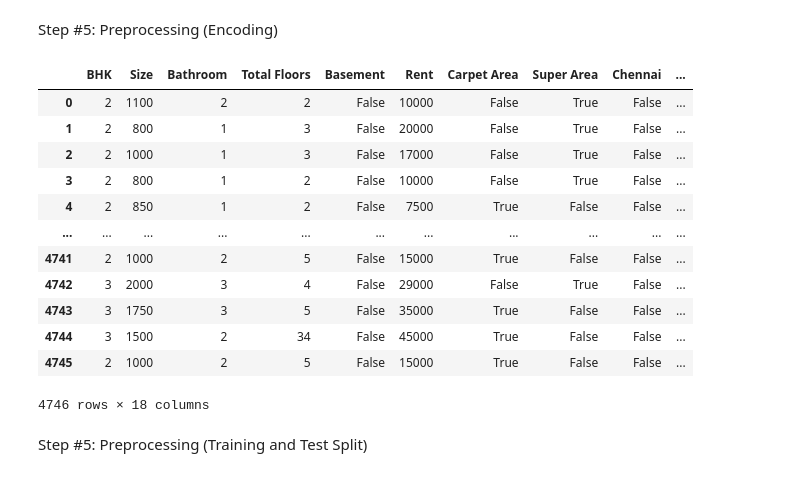
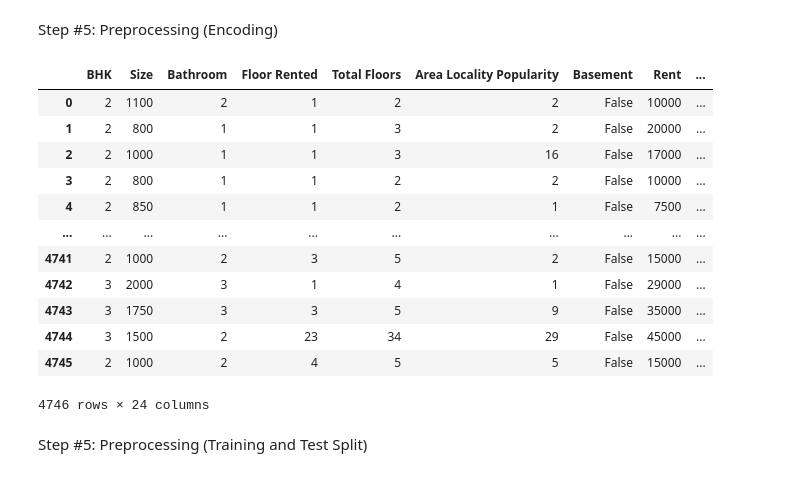
Before and after one commit to NathanaelAbrigo/ML-LabExer1, a Jupyter notebook: labexer.ipynb, the cells around one changed output. Drawn from its saved outputs; the diff is of its cells as text; code cells hidden in the pictures.

Commit message:
big change 0.7
- Added ‘Tenant Preferred’ and ‘Point of Contact’ on the encoding procedure.
- Removed outliers

```diff
--- a/labexer.ipynb
+++ b/labexer.ipynb
@@ -302,3 +355,15 @@ print(data)
 4745         2    Contact Owner             5         Mid-rise     False
 
 [4746 rows x 15 columns]
+# %%
+# Function to extract the rented floor information
+def extract_rented_floor(floor):
+    if 'out of' in floor:
+        return int(floor.split(' out of ')[0].strip())
+    else:
+        return int(floor)
+
+# Apply the function to create the 'Floor Rented' column
+data['Floor Rented'] = data['Floor'].apply(extract_rented_floor)
+
+print(data)
@@ -304,0 +388,11 @@ print(data)
+# %%
+# Get value counts of each area locality
+value_counts = data['Area Locality'].value_counts()
+
+# Create a dictionary to map each area locality to its count
+locality_counts = dict(zip(value_counts.index, value_counts.values))
+
+# Map the counts to the 'Area Locality' column to create the 'Area Locality Popularity' column
+data['Area Locality Popularity'] = data['Area Locality'].map(locality_counts)
+
+data['Area Locality Popularity'].value_counts()
@@ -305,7 +417,21 @@ print(data)
 # %% [markdown]
 Step #5: Preprocessing (Encoding)
 # %%
-data = data[['BHK', 'Size','Bathroom','Total Floors','Type of Building','Basement','Area Type','City','Furnishing Status', 'Rent']]
+data = data[['BHK',
+             'Size',
+             'Bathroom',
+             'Floor Rented',
+             'Total Floors',
+             'Area Locality Popularity',
+             'Type of Building',
+             'Basement',
+             'Area Type',
+             'City',
+             'Furnishing Status',
+             'Tenant Preferred',
+             'Point of Contact',
+             'Rent'
+             ]]
 # %%
 def one_hot_encode(data, column):
     encoded = pd.get_dummies(data[column], drop_first= True)
@@ -315,21 +441,23 @@ def one_hot_encode(data, column):
 # %%
 
 data = one_hot_encode(data, 'Area Type')
 data = one_hot_encode(data, 'City')
 data = one_hot_encode(data, 'Furnishing Status')
 data = one_hot_encode(data, 'Type of Building')
+data = one_hot_encode(data, 'Tenant Preferred')
+data = one_hot_encode(data, 'Point of Contact')
 data
 # %% [output]
-|  | BHK | Size | Bathroom | Total Floors | Basement | Rent | Carpet Area | Super Area | Chennai | ... |
-| 0 | 2 | 1100 | 2 | 2 | False | 10000 | False | True | False | ... |
-| 1 | 2 | 800 | 1 | 3 | False | 20000 | False | True | False | ... |
-| 2 | 2 | 1000 | 1 | 3 | False | 17000 | False | True | False | ... |
-| 3 | 2 | 800 | 1 | 2 | False | 10000 | False | True | False | ... |
-| 4 | 2 | 850 | 1 | 2 | False | 7500 | True | False | False | ... |
-| ... | ... | ... | ... | ... | ... | ... | ... | ... | ... | ... |
-| 4741 | 2 | 1000 | 2 | 5 | False | 15000 | True | False | False | ... |
-| 4742 | 3 | 2000 | 3 | 4 | False | 29000 | False | True | False | ... |
-| 4743 | 3 | 1750 | 3 | 5 | False | 35000 | True | False | False | ... |
-| 4744 | 3 | 1500 | 2 | 34 | False | 45000 | True | False | False | ... |
-| 4745 | 2 | 1000 | 2 | 5 | False | 15000 | True | False | False | ... |
+|  | BHK | Size | Bathroom | Floor Rented | Total Floors | Area Locality Popularity | Basement | Rent | ... |
+| 0 | 2 | 1100 | 2 | 1 | 2 | 2 | False | 10000 | ... |
+| 1 | 2 | 800 | 1 | 1 | 3 | 2 | False | 20000 | ... |
+| 2 | 2 | 1000 | 1 | 1 | 3 | 16 | False | 17000 | ... |
+| 3 | 2 | 800 | 1 | 1 | 2 | 2 | False | 10000 | ... |
+| 4 | 2 | 850 | 1 | 1 | 2 | 1 | False | 7500 | ... |
+| ... | ... | ... | ... | ... | ... | ... | ... | ... | ... |
+| 4741 | 2 | 1000 | 2 | 3 | 5 | 2 | False | 15000 | ... |
+| 4742 | 3 | 2000 | 3 | 1 | 4 | 1 | False | 29000 | ... |
+| 4743 | 3 | 1750 | 3 | 3 | 5 | 9 | False | 35000 | ... |
+| 4744 | 3 | 1500 | 2 | 23 | 34 | 29 | False | 45000 | ... |
+| 4745 | 2 | 1000 | 2 | 4 | 5 | 5 | False | 15000 | ... |
-4746 rows × 18 columns
+4746 rows × 24 columns
```
Also changed, not shown: parts of 15 cells of this notebook.
